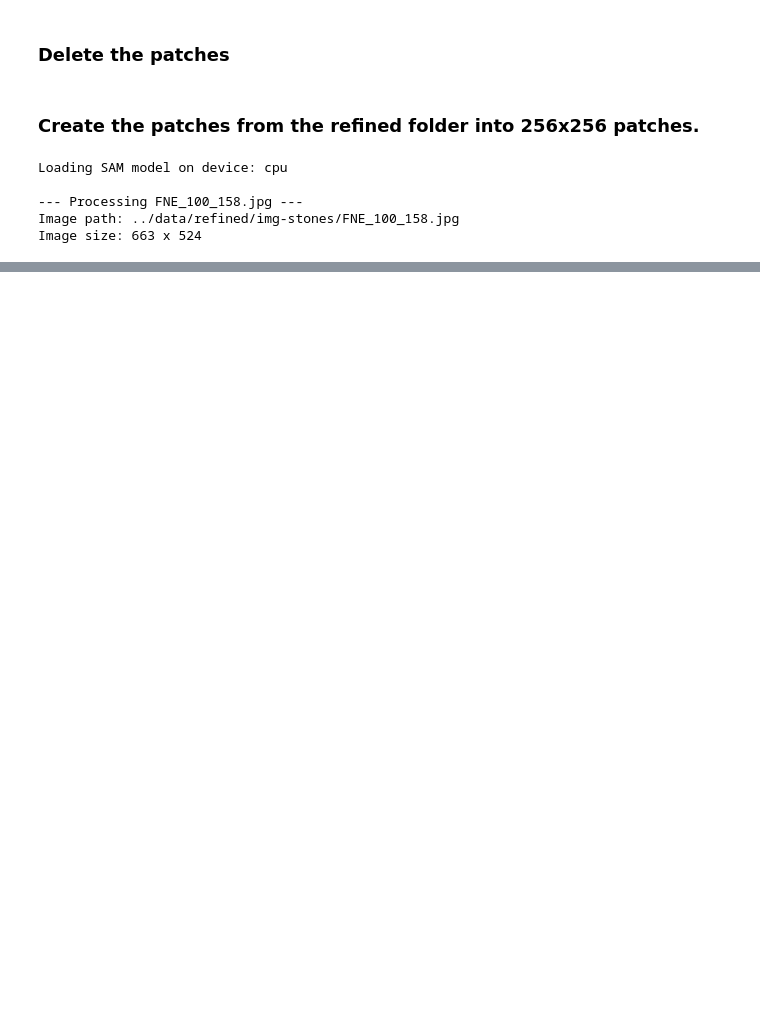
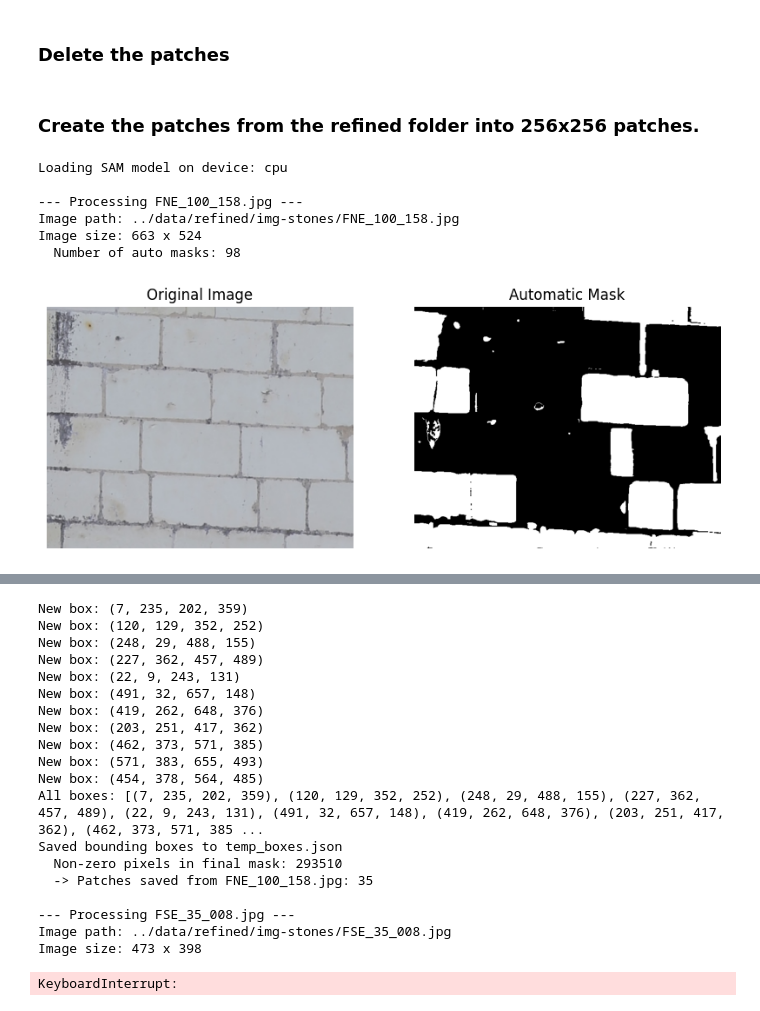
Before and after one commit to jean-hy/chambord-castle-stone-segmentation, a Jupyter notebook: notebooks/patches_generator.ipynb, the cells around one changed output, grey strips where cells are left out. Drawn from its saved outputs; the diff is of its cells as text; code cells hidden in the pictures; blank space fills up the shorter version.

Commit message:
Configure the patches_generator to select manually the boxes and save it inside boxes.json

```diff
--- a/notebooks/patches_generator.ipynb
+++ b/notebooks/patches_generator.ipynb
@@ -50,13 +50,20 @@ from segment_anything import sam_model_registry, SamAutomaticMaskGenerator, SamP
 
 # -------------------------------------------------------------
 # 2) Load or Initialize Annotations from JSON
+#    (Using the file: ../data/annotations/boxe.json)
 # -------------------------------------------------------------
-annotations_path = "../data/annotations/boxes.json"
+annotations_path = "../data/annotations/boxe.json"
 if os.path.exists(annotations_path):
     with open(annotations_path, "r") as f:
         boxes_dict = json.load(f)
 else:
     boxes_dict = {}  # Start with an empty dictionary if no file exists
+
+# -------------------------------------------------------------
+# 2.1) Define path to create-boxes.py
+#      Update this path as needed
+# -------------------------------------------------------------
+create_boxes_script = "../scripts/create-boxes.py"  # Change if your file is located elsewhere
 
 # -------------------------------------------------------------
 # 3) Define build_totalmask() function
@@ -101,12 +108,12 @@ sam.to(device=device)
 
 mask_generator = SamAutomaticMaskGenerator(
     model=sam,
-    points_per_side=48,             # Increase to detect smaller stones
-    pred_iou_thresh=0.9,            # Slightly relaxed mask accuracy
-    stability_score_thresh=0.95,    # Slightly relaxed stability for more masks
+    points_per_side=32,             # Increase to detect smaller stones
+    pred_iou_thresh=0.86,            # Slightly relaxed mask accuracy
+    stability_score_thresh=0.92,    # Slightly relaxed stability for more masks
     crop_n_layers=1,
     crop_n_points_downscale_factor=2,
-    min_mask_region_area=80         # Lowered to bring back smaller stones
+    min_mask_region_area=100         # Lowered to bring back smaller stones
 )
 
 mask_predictor = SamPredictor(sam)
@@ -114,26 +121,21 @@ mask_predictor = SamPredictor(sam)
 # -------------------------------------------------------------
 # 5) Process Images in the Refined Folder and Extract Patches
 # -------------------------------------------------------------
-refined_folder = "../data/refined/img-stones"  # Adjust as needed
+refined_folder = "../data/refined/img-stones"
 output_dir_img = "../data/patches/images"
 output_dir_mask = "../data/patches/masks"
 os.makedirs(output_dir_img, exist_ok=True)
 os.makedirs(output_dir_mask, exist_ok=True)
 
-patch_size = 256
-stride = 128
-stone_threshold = 0.1  # 10% of the patch must be stone
+patch_size = 256  # 256x256 patches
+stride = 64       # 64 pixel stride
+stone_threshold = 0.1  # At least 10% of the patch must be stone
 
-# For testing, we can use only one image.
-# image_files = [
-#     "FNE_24_778.jpg"
-# ]
-# For all images in the folder refined/img-stones :
+# Loop over all image files in the refined folder
 image_files = [
     f for f in os.listdir(refined_folder)
     if f.lower().endswith((".jpg", ".jpeg", ".png"))
 ]
-
 
 patch_count = 0
 
@@ -175,17 +177,23 @@ for img_file in image_files:
     plt.show()
 
     # 5C) Check if annotation for missing stones exists in the JSON.
-    # If not, ask the user whether to annotate.
     if img_file not in boxes_dict:
         user_response = input(f"Annotation for {img_file} not found. Do you want to annotate missing stones? (y/n): ")
         if user_response.lower().startswith("y"):
             # Call create-boxes.py with the image path.
-            # It should update (or write) the boxes into the same JSON file.
-            subprocess.run(["python", "create-boxes.py", img_path])
-            # Reload the JSON file to update boxes_dict.
-            if os.path.exists(annotations_path):
-                with open(annotations_path, "r") as f:
-                    boxes_dict = json.load(f)
+            subprocess.run(["python", create_boxes_script, img_path])
+
+            # After create-boxes.py finishes, check for temp_boxes.json
+            if os.path.exists("temp_boxes.json"):
+                with open("temp_boxes.json", "r") as f:
+                    manual_boxes = json.load(f)
+                # Update the boxes_dict for the current image
+                boxes_dict[img_file] = manual_boxes
+                # Save the updated boxes_dict to the annotations file
+                with open(annotations_path, "w") as f:
+                    json.dump(boxes_dict, f, indent=2)
+                # Remove the temporary file
+                os.remove("temp_boxes.json")
             else:
                 print("Annotation file not updated; proceeding without manual boxes.")
 
@@ -227,30 +235,32 @@ for img_file in image_files:
         print(f"  {img_file} is too small for {patch_size}x{patch_size} patches; skipping.")
         continue
 
     local_patch_count = 0
     for y in range(0, height - patch_size + 1, stride):
         for x in range(0, width - patch_size + 1, stride):
             patch_mask = final_mask_bin[y:y+patch_size, x:x+patch_size]
             patch_img = image_rgb[y:y+patch_size, x:x+patch_size]
 
             stone_pixels = cv2.countNonZero(patch_mask)
             total_pixels = patch_size * patch_size
             if stone_pixels > stone_threshold * total_pixels:
                 patch_img_bgr = cv2.cvtColor(patch_img, cv2.COLOR_RGB2BGR)
                 patch_img_name = f"patch_img_{patch_count}.png"
                 patch_mask_name = f"patch_mask_{patch_count}.png"
                 cv2.imwrite(os.path.join(output_dir_img, patch_img_name), patch_img_bgr)
                 cv2.imwrite(os.path.join(output_dir_mask, patch_mask_name), patch_mask)
                 patch_count += 1
                 local_patch_count += 1
 
     print(f"  -> Patches saved from {img_file}: {local_patch_count}")
 
 print("\nDone!")
 print("Total patches saved:", patch_count)
 # %% [output]
 Loading SAM model on device: cpu
 
 --- Processing FNE_100_158.jpg ---
 Image path: ../data/refined/img-stones/FNE_100_158.jpg
 Image size: 663 x 524
+  Number of auto masks: 98
+[figure, added]
@@ -257,0 +270,20 @@ KeyboardInterrupt:
+New box: (7, 235, 202, 359)
+New box: (120, 129, 352, 252)
+New box: (248, 29, 488, 155)
+New box: (227, 362, 457, 489)
+New box: (22, 9, 243, 131)
+New box: (491, 32, 657, 148)
+New box: (419, 262, 648, 376)
+New box: (203, 251, 417, 362)
+New box: (462, 373, 571, 385)
+New box: (571, 383, 655, 493)
+New box: (454, 378, 564, 485)
+All boxes: [(7, 235, 202, 359), (120, 129, 352, 252), (248, 29, 488, 155), (227, 362, 457, 489), (22, 9, 243, 131), (491, 32, 657, 148), (419, 262, 648, 376), (203, 251, 417, 362), (462, 373, 571, 385 ...
+Saved bounding boxes to temp_boxes.json
+  Non-zero pixels in final mask: 293510
+  -> Patches saved from FNE_100_158.jpg: 35
+
+--- Processing FSE_35_008.jpg ---
+Image path: ../data/refined/img-stones/FSE_35_008.jpg
+Image size: 473 x 398
+KeyboardInterrupt:
```
Also changed, not shown: parts of 1 cell of this notebook, 2 other files.
